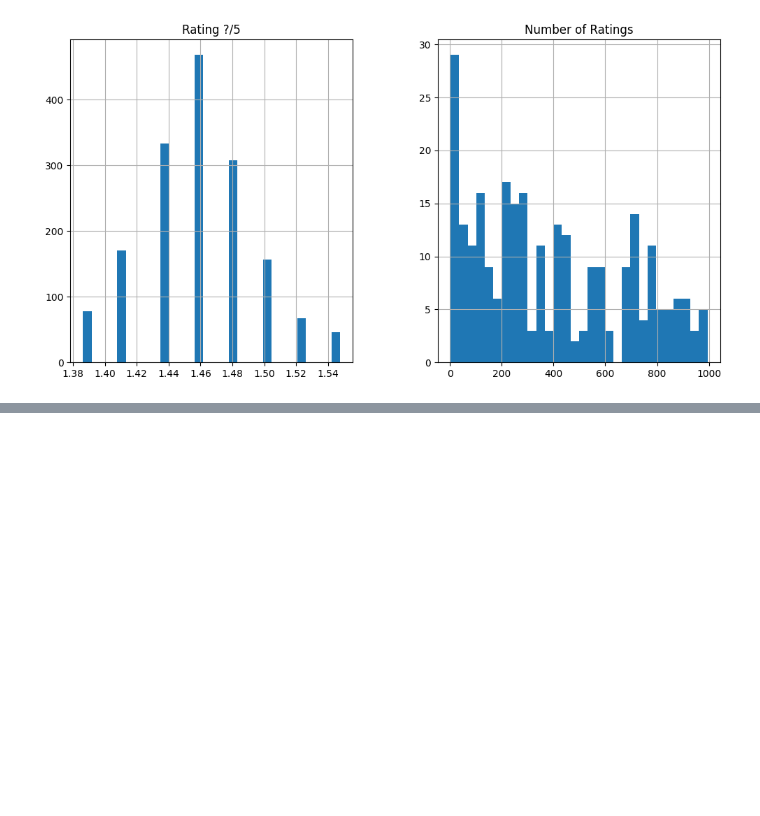
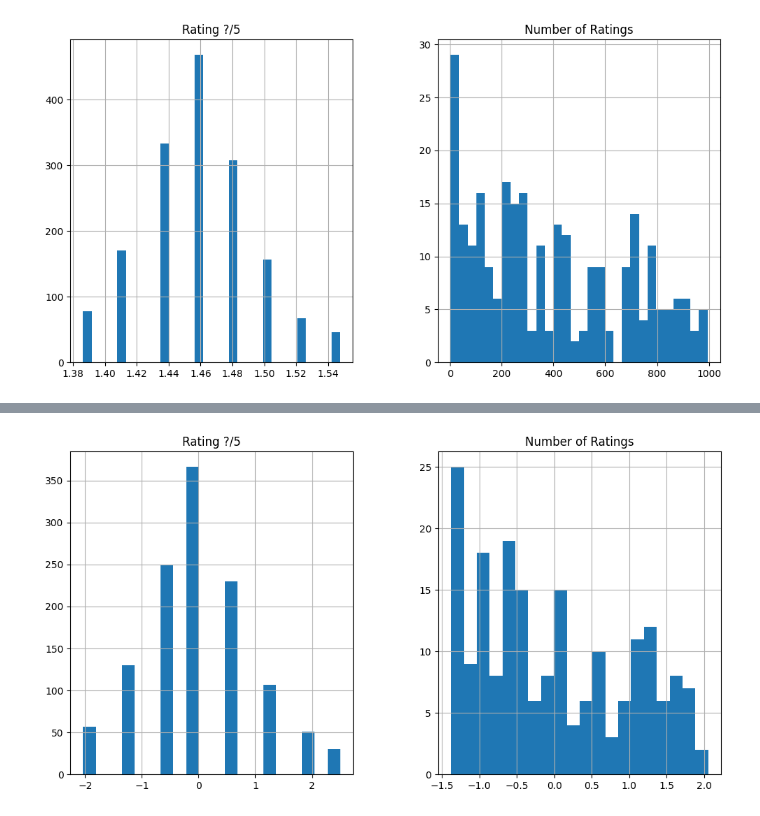
Before and after one commit to Kidar12/GDGoC_ML_Assignment-2, a Jupyter notebook: Dataset_MBP.ipynb, the cells around one changed output, grey strips where cells are left out. Cells and saved outputs as stored; diff of their text form; code cells hidden in the pictures; blank space fills up the shorter version.

```diff
--- a/Dataset_MBP.ipynb
+++ b/Dataset_MBP.ipynb
@@ -172,0 +202,12 @@ plt.show()
+# %%
+from sklearn.preprocessing import StandardScaler
+
+scaler = StandardScaler()
+
+x_train[num] = scaler.fit_transform(x_train[num])
+x_test[num] = scaler.transform(x_test[num])
+
+x_train[num].hist(bins=20, figsize=(12, 6))
+plt.show()
+# %% [output]
+[figure, added]
```
Also changed, not shown: parts of 17 cells of this notebook.
